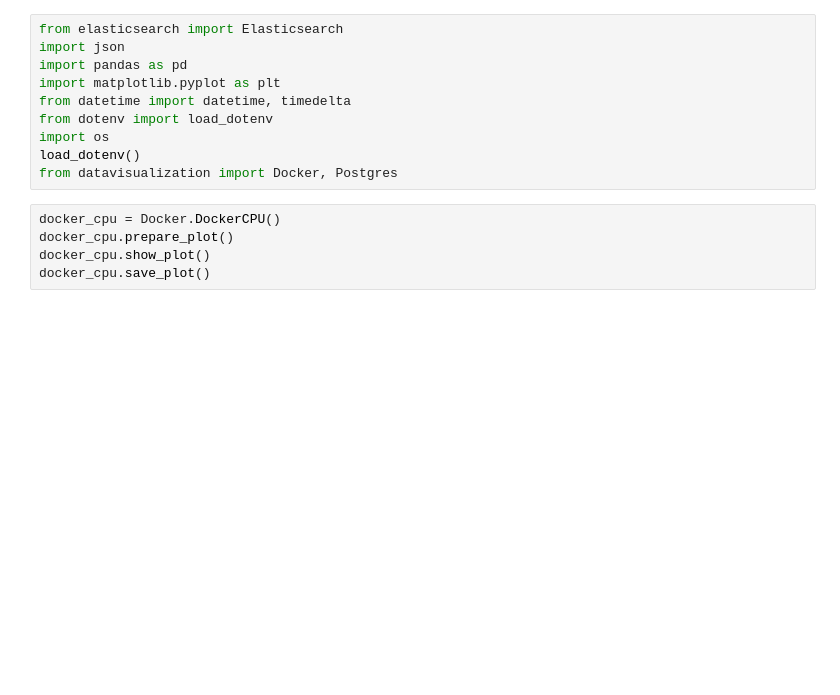
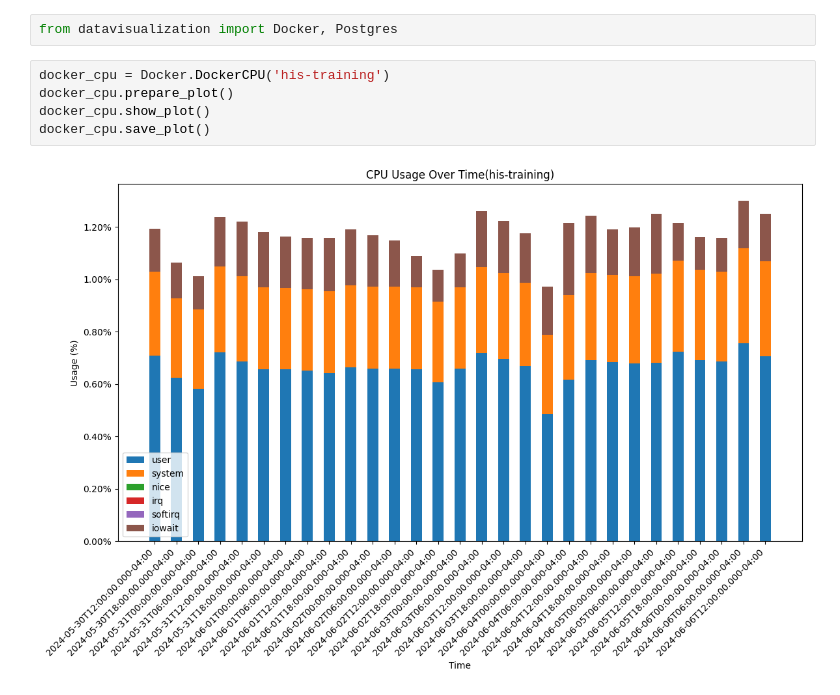
Before and after one commit to aston668334/HIS-ELK-weekly-report, a Jupyter notebook: elasticsearch-api_test.ipynb, the cells around one changed output. Saved outputs shown, nothing was run; the diff lists cells and outputs as text; blank space fills up the shorter version.

```diff
--- a/elasticsearch-api_test.ipynb
+++ b/elasticsearch-api_test.ipynb
@@ -1,18 +1,12 @@
-# %%
-from elasticsearch import Elasticsearch
-import json
-import pandas as pd
-import matplotlib.pyplot as plt
-from datetime import datetime, timedelta
-from dotenv import load_dotenv
-import os
-load_dotenv()
-from datavisualization import Docker, Postgres
+# %%
+from datavisualization import Docker, Postgres
 # %%
-docker_cpu = Docker.DockerCPU()
+docker_cpu = Docker.DockerCPU('his-training')
 docker_cpu.prepare_plot()
 docker_cpu.show_plot()
 docker_cpu.save_plot()
+# %% [output]
+[figure, added]
 # %%
 postgreslongquery = Postgres.PostgresLongQuery()
 postgreslongquery.get_dataframe()
```
Also changed, not shown: parts of 1 cell of this notebook, 6 other files.
